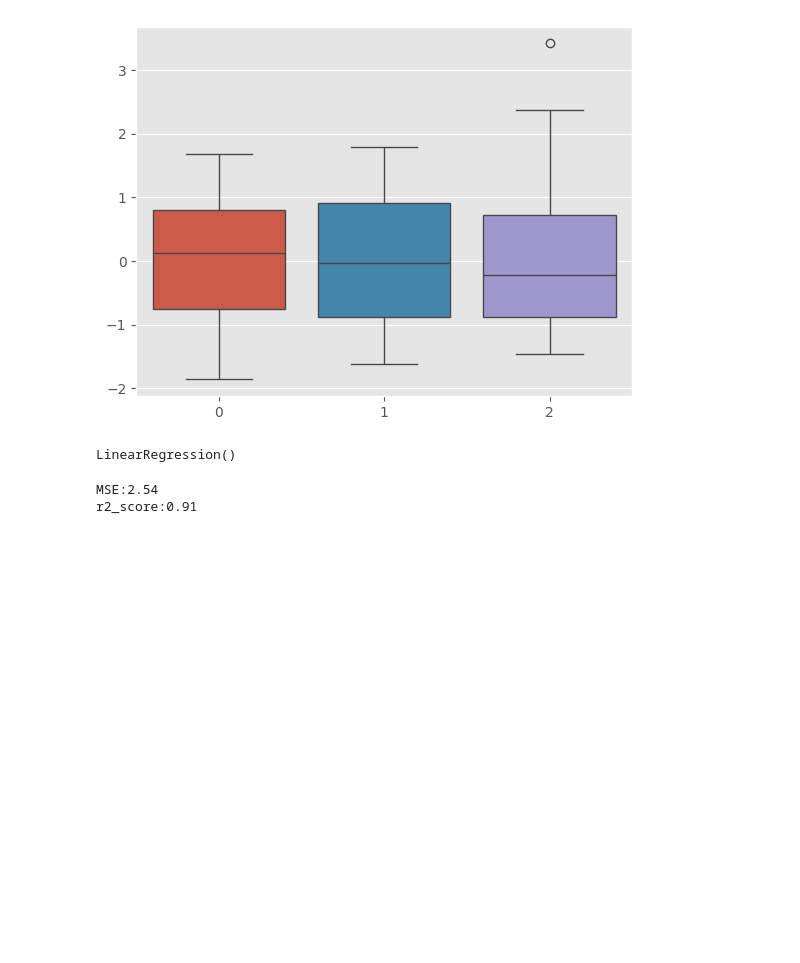
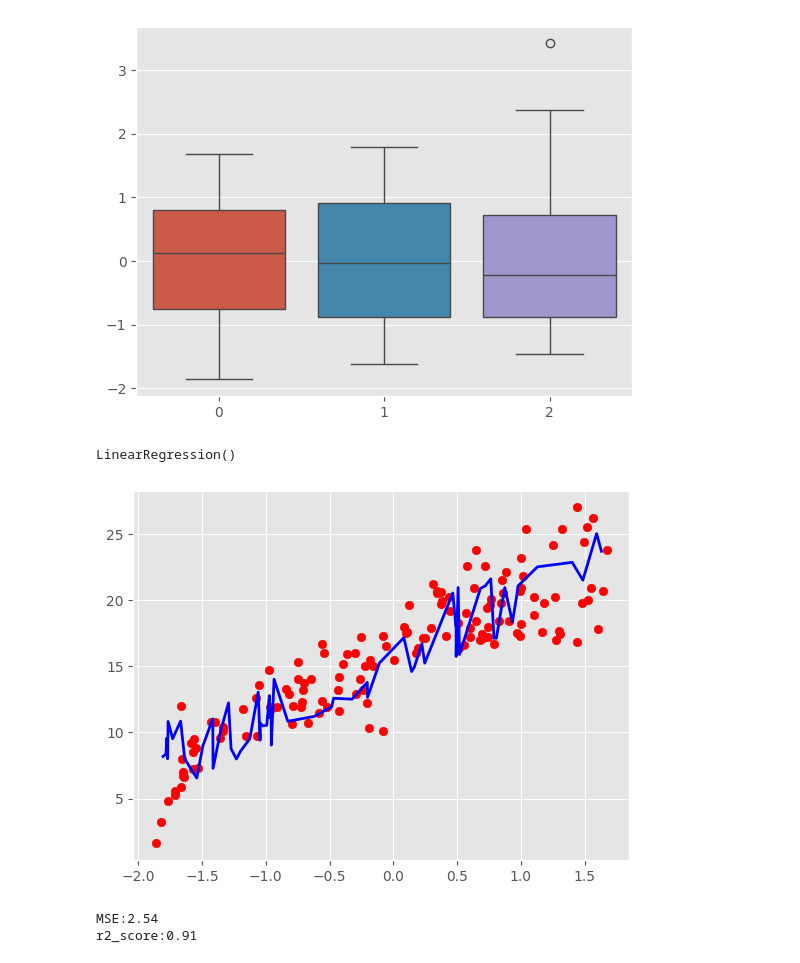
Before and after one commit to jen282/ms-machine-learning, a Jupyter notebook: python-ml/01_회귀_광고.ipynb, the cells around one changed output. Drawn from its saved outputs; the diff is of its cells as text; code cells hidden in the pictures; blank space fills up the shorter version.

```diff
--- a/python-ml/01_회귀_광고.ipynb
+++ b/python-ml/01_회귀_광고.ipynb
@@ -339,6 +330,15 @@ lr_model3.fit(X_train_scaled, y_train2)
 LinearRegression()
 # %%
 y_pred2 = lr_model3.predict(X_test_scaled)
+# %%
+# scatter plot
+sort_idx = np.argsort(X_test_scaled[:, 0])
+
+plt.scatter(X_train_scaled[:, 0], y_train2, color = 'red', label = 'scatter plot, Actual')
+plt.plot(X_test_scaled[:, 0][sort_idx], y_pred2[sort_idx], color = 'blue', linewidth = 2, label = 'Regression Line')
+plt.show()
+# %% [output]
+[figure, added]
 # %%
 print(f'MSE:{mean_squared_error(y_test2, y_pred2):.2f}')
 print(f'r2_score:{r2_score(y_test2, y_pred2):.2f}')
```
Also changed, not shown: parts of 37 cells of this notebook, 1 other file.
